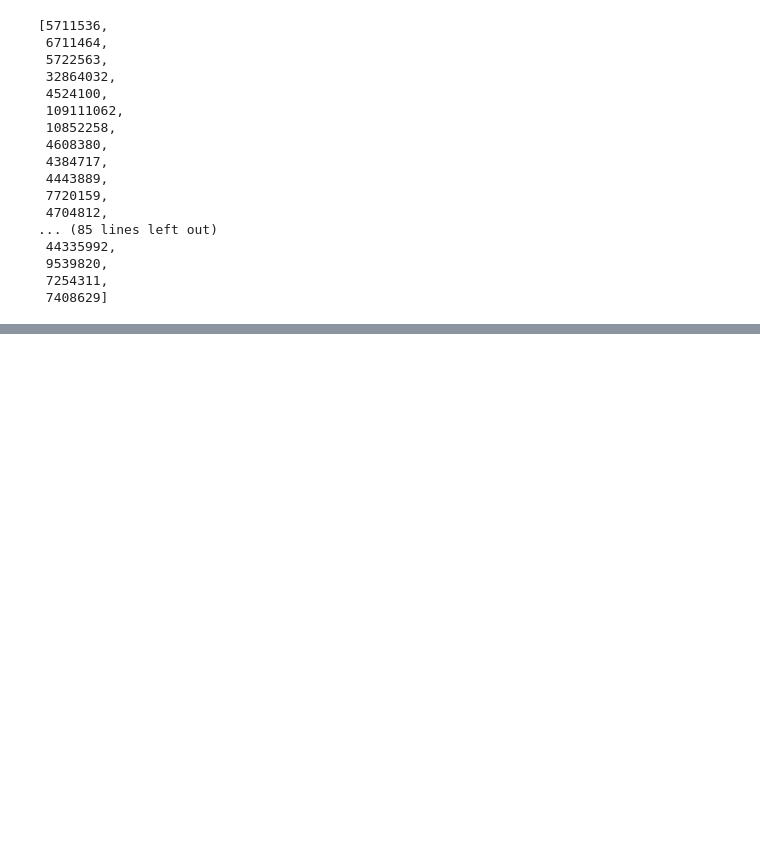
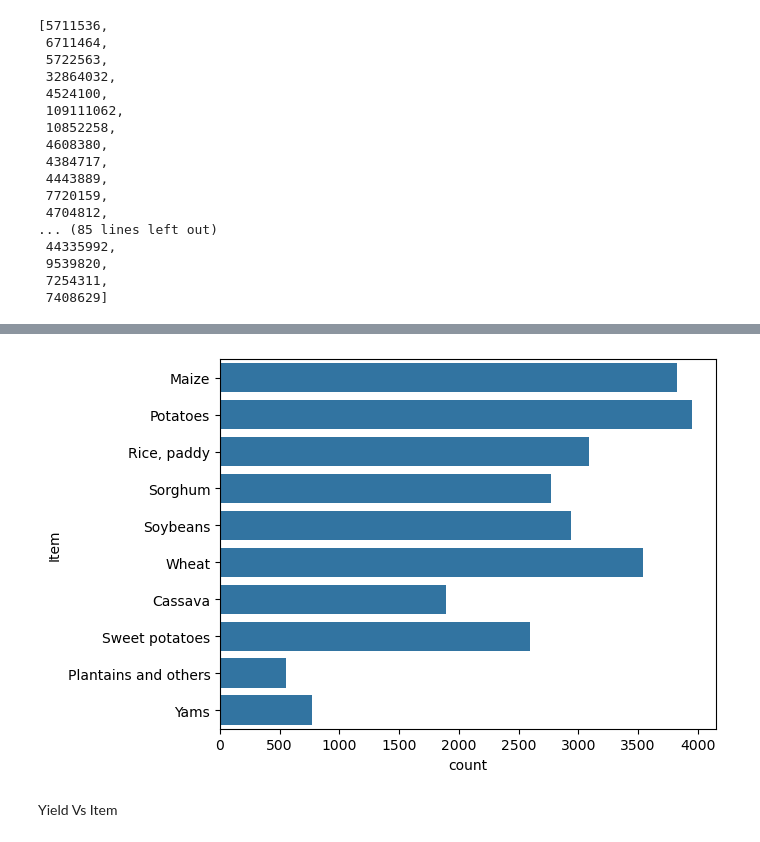
Before and after one commit to 18sharath/Crop-yield-predictor-Machine-learning-Project, a Jupyter notebook: crop_yield.ipynb, the cells around one changed output, grey strips where cells are left out. Cells and saved outputs as stored; diff of their text form; code cells hidden in the pictures; blank space fills up the shorter version.

```diff
--- a/crop_yield.ipynb
+++ b/crop_yield.ipynb
@@ -262,0 +292,8 @@ yeild_per_country
+# %%
+# visuliaze
+sns.countplot(y=df['Item'])
+plt.show()
+# %% [output]
+[figure, added]
+# %% [markdown]
+Yield Vs Item
```
Also changed, not shown: parts of 24 cells of this notebook.
